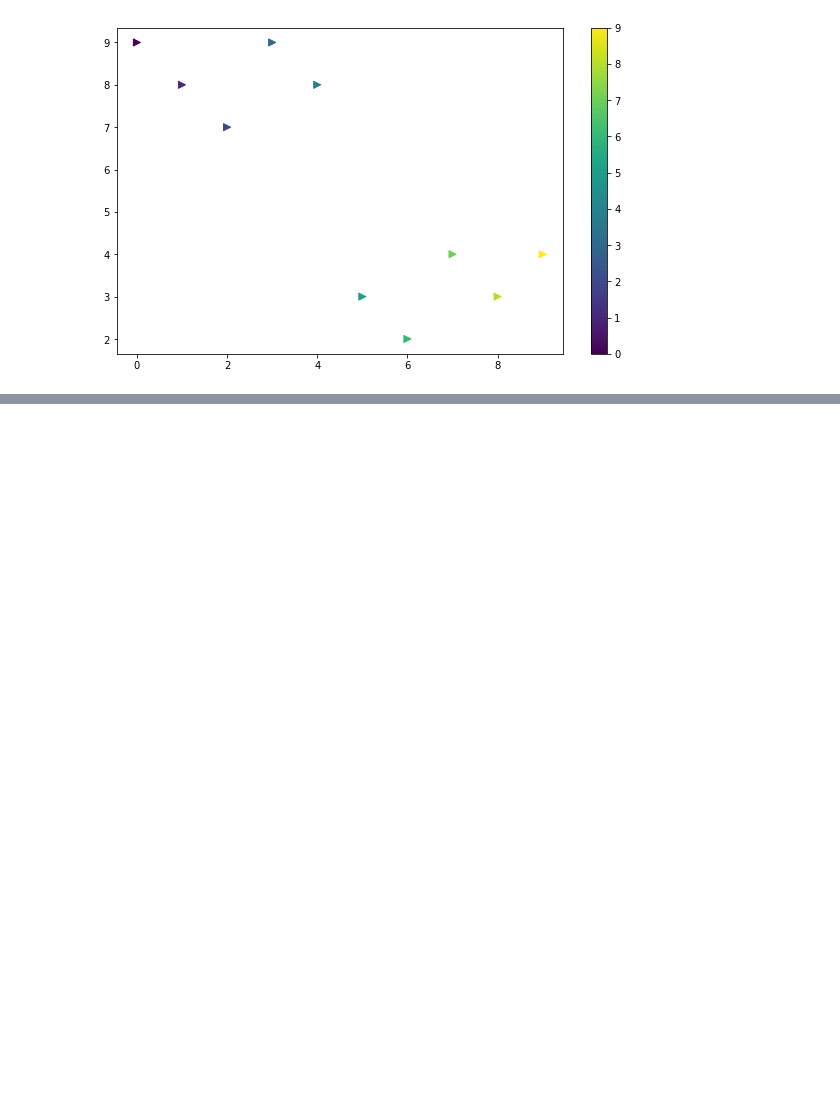
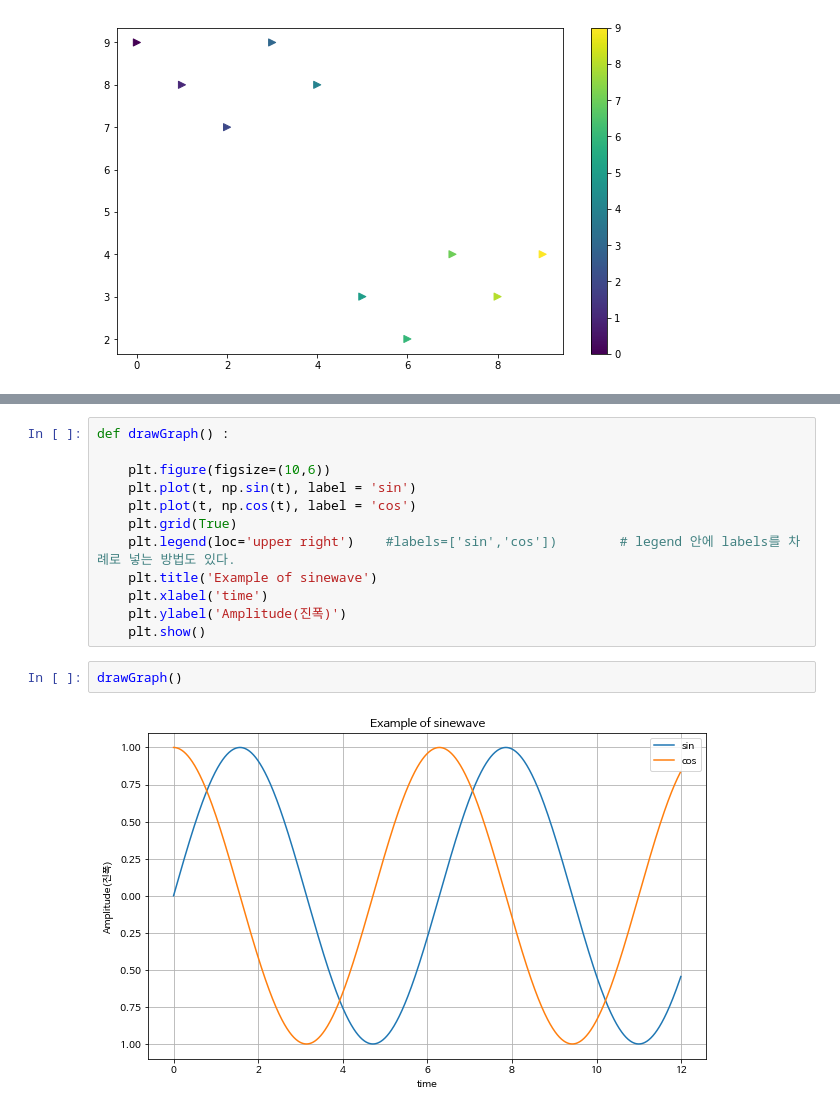
Before and after one commit to newrandom/Zero_part5_EDA-scrapping, a Jupyter notebook: chapter/02-12. matplotlib 기초.ipynb, the cells around one changed output, grey strips where cells are left out. Cells and saved outputs as stored; diff of their text form; blank space fills up the shorter version.

```diff
--- a/chapter/02-12. matplotlib 기초.ipynb
+++ b/chapter/02-12. matplotlib 기초.ipynb
@@ -77,0 +114,16 @@ dG()
+# %%
+def drawGraph() :
+
+    plt.figure(figsize=(10,6))
+    plt.plot(t, np.sin(t), label = 'sin')
+    plt.plot(t, np.cos(t), label = 'cos')
+    plt.grid(True)
+    plt.legend(loc='upper right')    #labels=['sin','cos'])        # legend 안에 labels를 차례로 넣는 방법도 있다.
+    plt.title('Example of sinewave')
+    plt.xlabel('time')
+    plt.ylabel('Amplitude(진폭)')
+    plt.show()
+# %%
+drawGraph()
+# %% [output]
+[figure, added]
```
Also changed, not shown: parts of 10 cells of this notebook.
